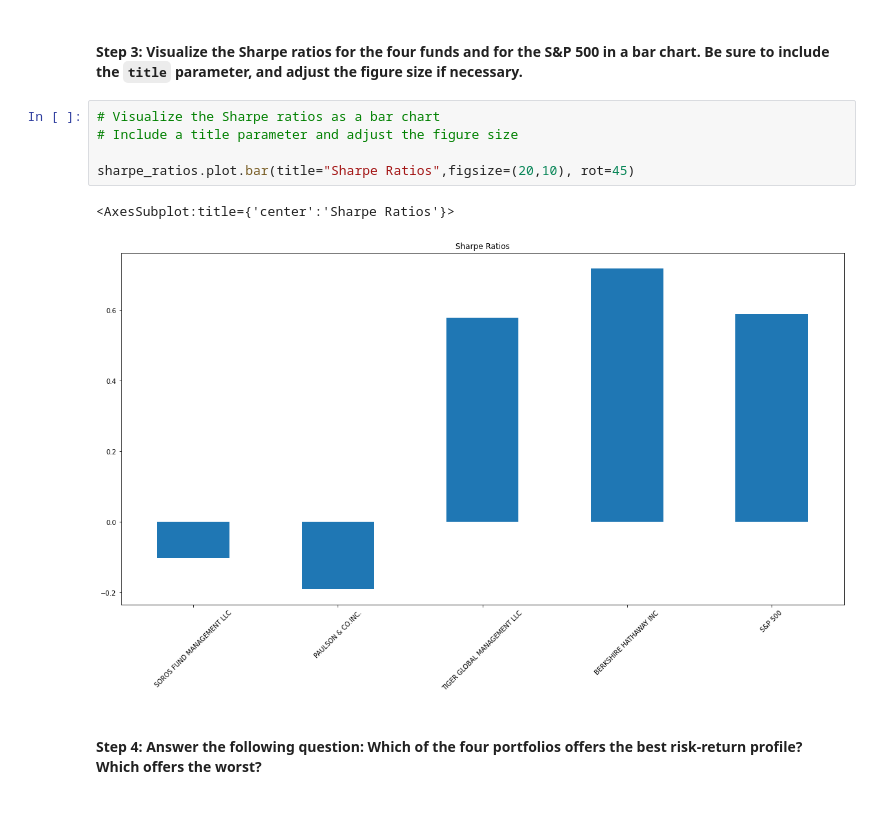
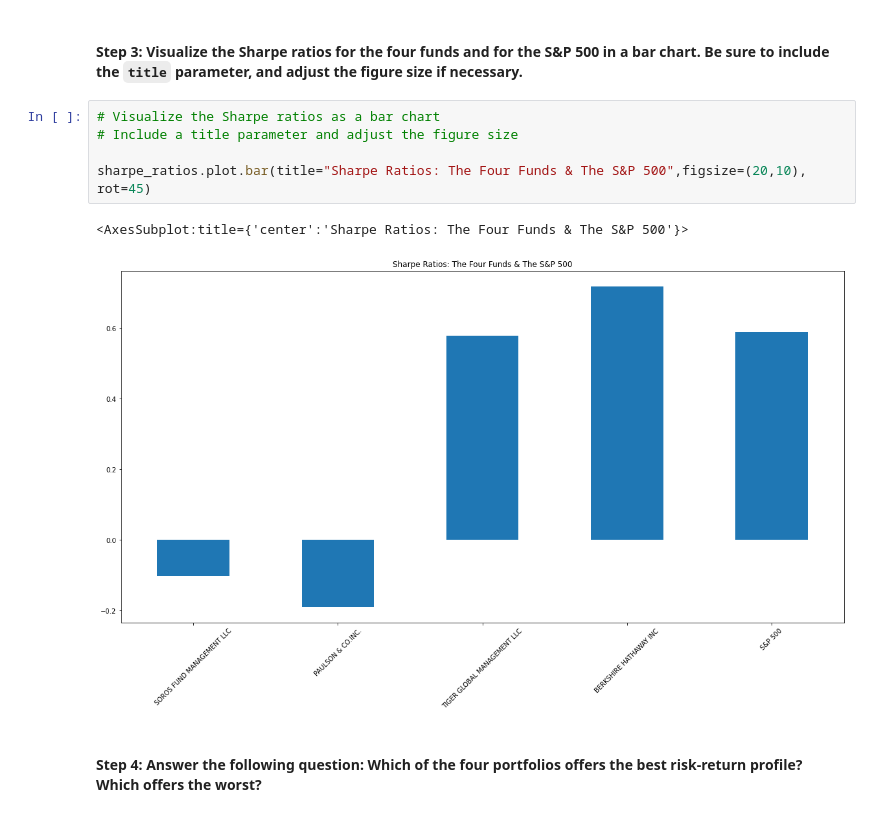
Before and after one commit to TracyMichael/Module-Challenge-4, a Jupyter notebook: risk_return_analysis.ipynb, the cells around one changed output. Saved outputs shown, nothing was run; the diff lists cells and outputs as text.

Commit message:
images

```diff
--- a/risk_return_analysis.ipynb
+++ b/risk_return_analysis.ipynb
@@ -409,11 +409,11 @@ dtype: float64
 # %%
 # Visualize the Sharpe ratios as a bar chart
 # Include a title parameter and adjust the figure size
 
-sharpe_ratios.plot.bar(title="Sharpe Ratios",figsize=(20,10), rot=45)
+sharpe_ratios.plot.bar(title="Sharpe Ratios: The Four Funds & The S&P 500",figsize=(20,10), rot=45)
 # %% [output]
-<AxesSubplot:title={'center':'Sharpe Ratios'}>
+<AxesSubplot:title={'center':'Sharpe Ratios: The Four Funds & The S&P 500'}>
-[figure, old version]
+[figure, new version]
 # %% [markdown]
 #### Step 4: Answer the following question: Which of the four portfolios offers the best risk-return profile? Which offers the worst?
 # %% [markdown]
```
Also changed, not shown: 4 other files.
